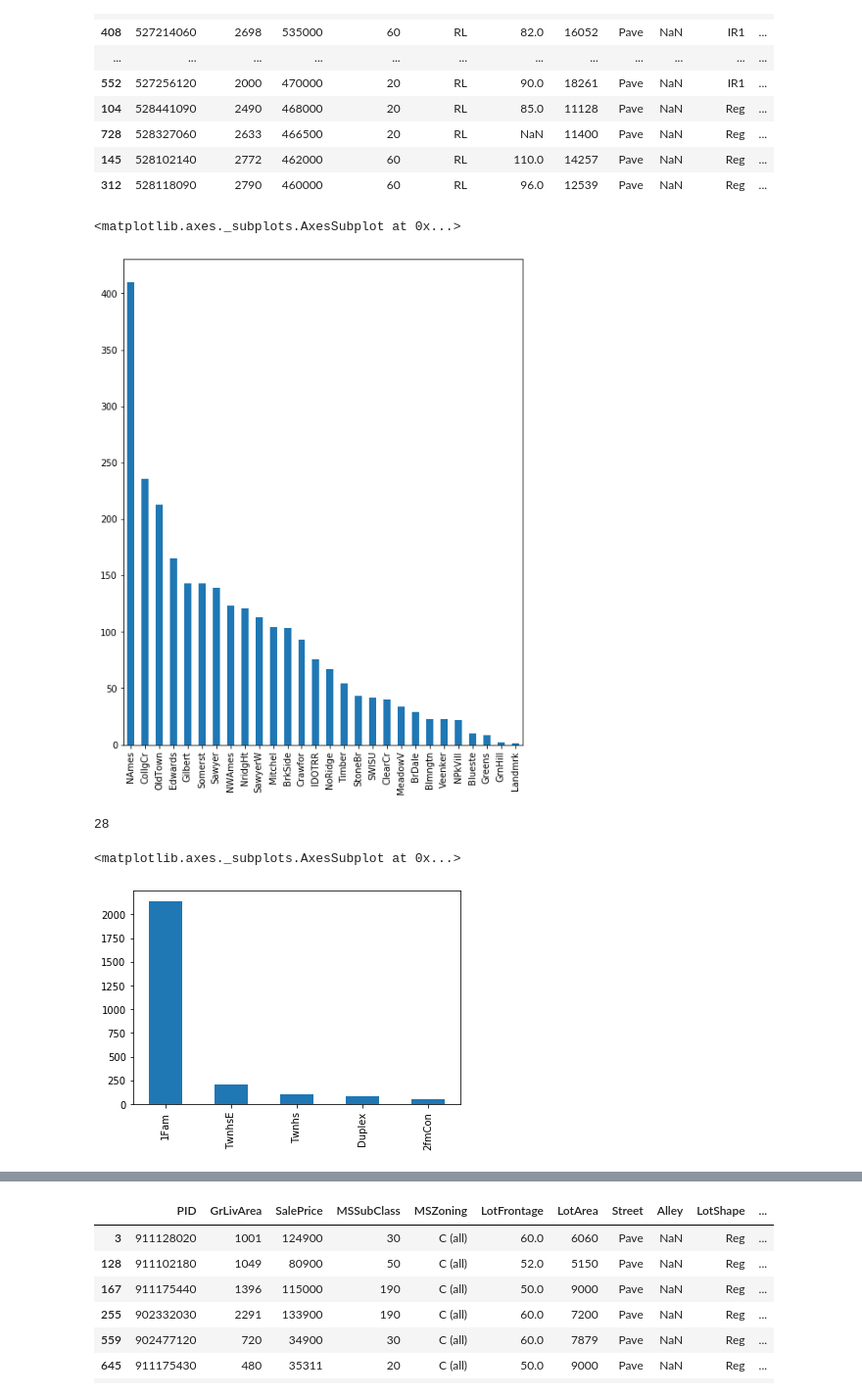
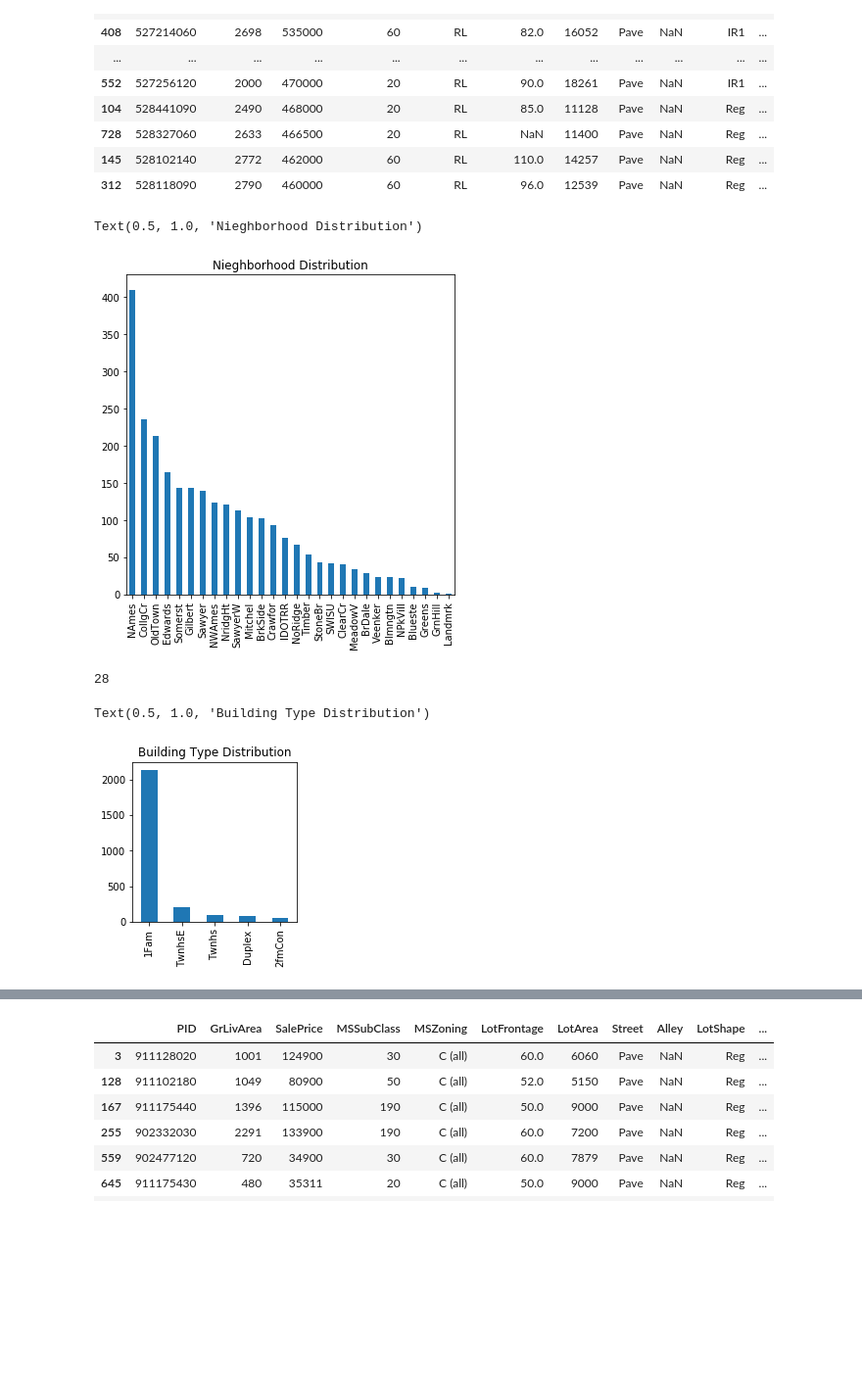
Before and after one commit to brandoncryu/ames_ml_project, a Jupyter notebook: EDA_Stephen.ipynb, the cells around one changed output, grey strips where cells are left out. Shown: that part at 98% size. Drawn from its saved outputs; the diff is of its cells as text; code cells hidden in the pictures; blank space fills up the shorter version.

```diff
--- a/EDA_Stephen.ipynb
+++ b/EDA_Stephen.ipynb
@@ -42,17 +42,21 @@ housing.sort_values('SalePrice', ascending=False).head(20)
 | 145 | 528102140 | 2772 | 462000 | 60 | RL | 110.0 | 14257 | Pave | NaN | Reg | ... |
 | 312 | 528118090 | 2790 | 460000 | 60 | RL | 96.0 | 12539 | Pave | NaN | Reg | ... |
 # %%
+plt.figure(figsize=(6,6))
 housing['Neighborhood'].value_counts().plot(kind='bar')
+plt.title('Nieghborhood Distribution')
 # %% [output]
-<matplotlib.axes._subplots.AxesSubplot at 0x...>
+Text(0.5, 1.0, 'Nieghborhood Distribution')
-[figure, old version]
+[figure, new version]
 # %%
 len(housing['Neighborhood'].unique())
 # %% [output]
 28
 # %%
+plt.figure(figsize=(3,3))
 housing['BldgType'].value_counts().plot(kind='bar')
+plt.title('Building Type Distribution')
 # %% [output]
-<matplotlib.axes._subplots.AxesSubplot at 0x...>
+Text(0.5, 1.0, 'Building Type Distribution')
-[figure, old version]
+[figure, new version]
 # %%
```
Also changed, not shown: parts of 19 cells of this notebook.
